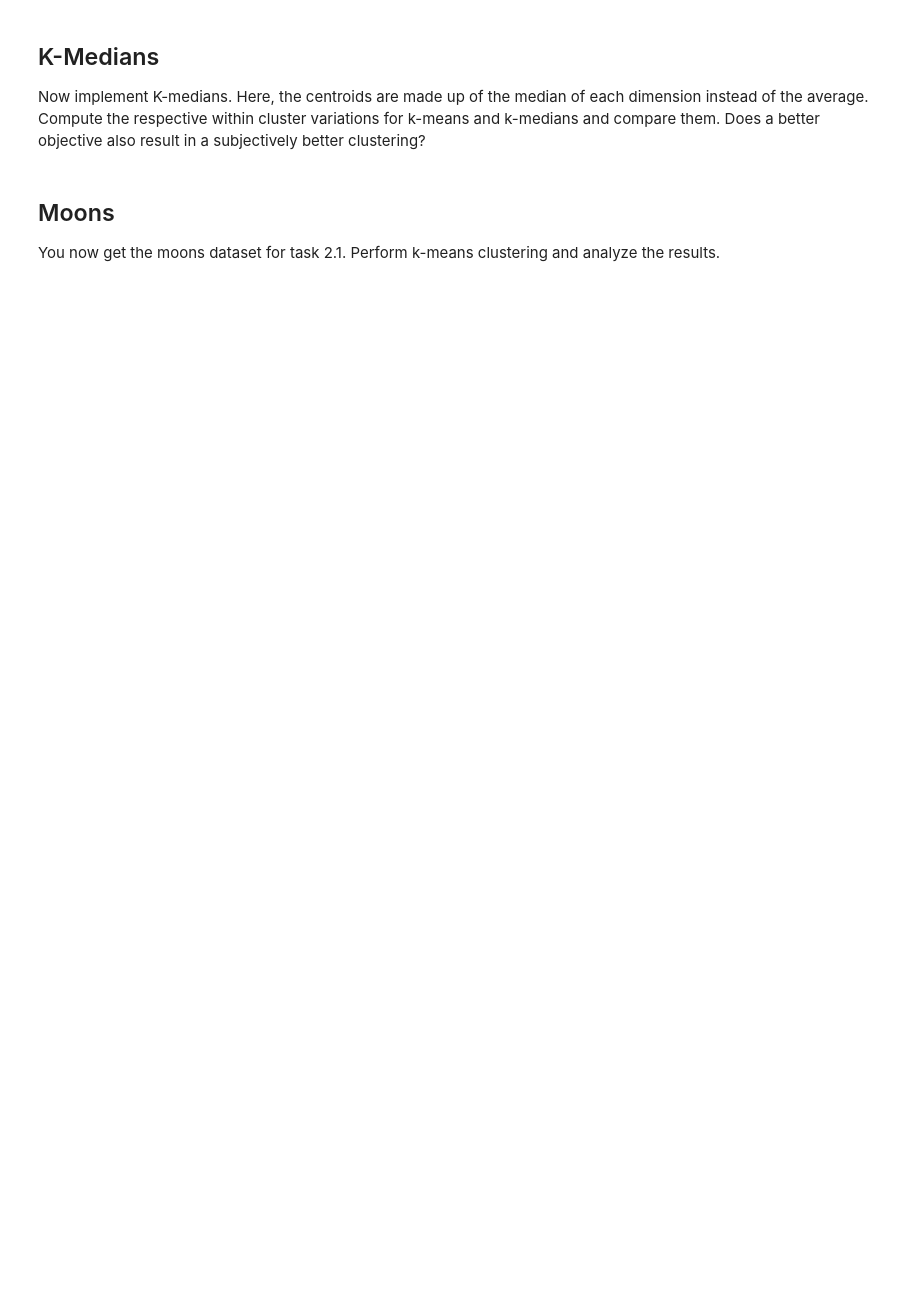
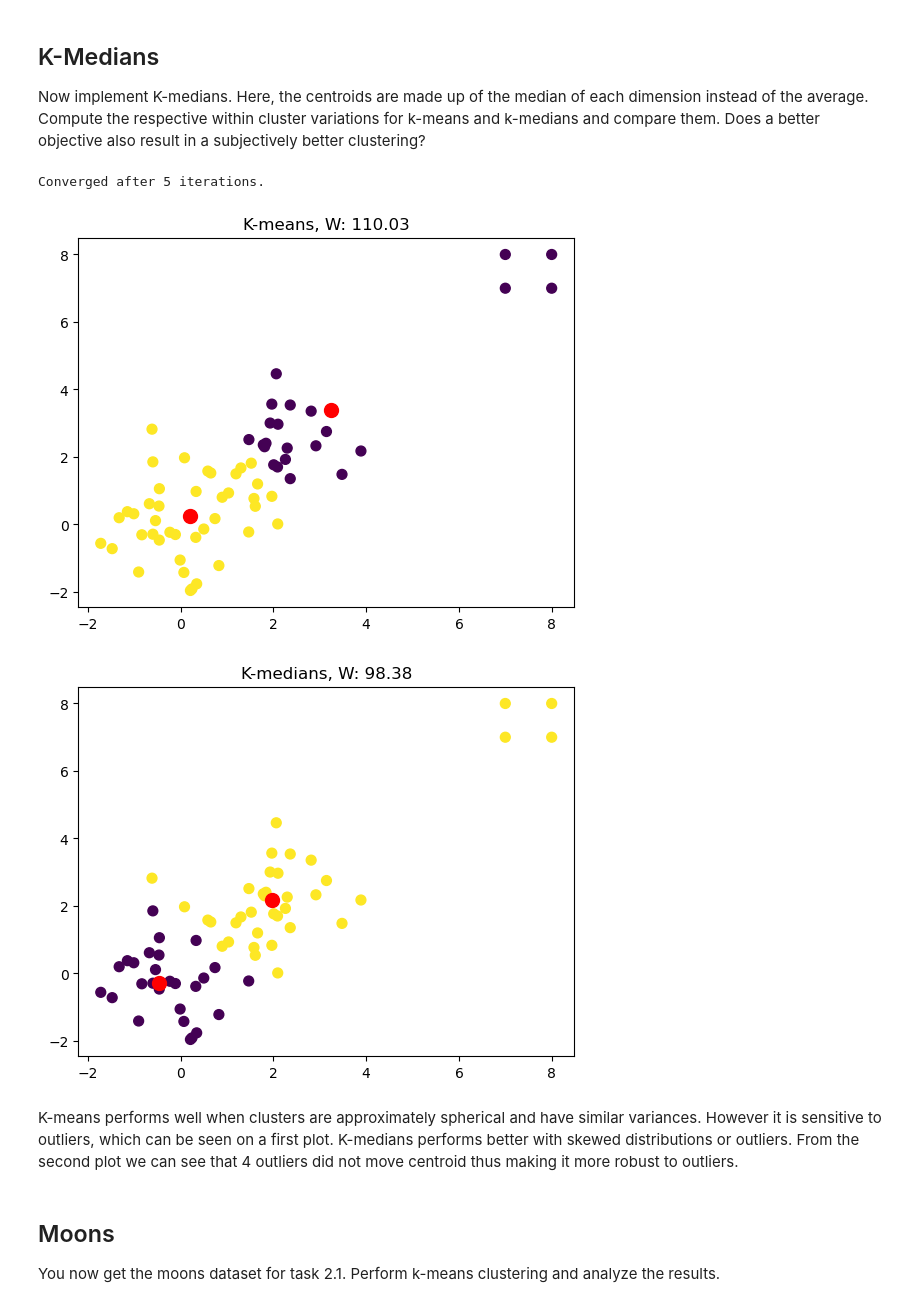
Before and after one commit to enorenio/hws_ws23, a Jupyter notebook: eml_hw_5/practical_assignment.ipynb, the cells around one changed output. Drawn from its saved outputs; the diff is of its cells as text; code cells hidden in the pictures; blank space fills up the shorter version.

```diff
--- a/eml_hw_5/practical_assignment.ipynb
+++ b/eml_hw_5/practical_assignment.ipynb
@@ -50,44 +69,66 @@ Does a better objective also result in a subjectively better clustering?
 def k_medians(X, k, medians,n_iter=100):
     labels = np.zeros(X.shape[0])
     for i in range(n_iter):
-        # insert code here
-        pass
+        # Recompute assignments
+        labels = recompute_assignments(X, k, medians)
+
+        # Recompute medians
+        medians = recompute_medians(X, k, labels)
+
     return labels, medians
 
 def recompute_medians(X, k, labels):
-    medians = np.zeros((k, X.shape[1]))
-    # insert code here
+    medians = np.array([np.median(X[labels == j], axis=0) for j in range(k)])
     return medians
 
+def compute_within_cluster_variation(X, labels, centroids):
+    k = len(centroids)
+    within_cluster_variation = 0
+    for i in range(k):
+        cluster_points = X[labels == i]
+        within_cluster_variation += np.sum(np.linalg.norm(cluster_points - centroids[i], axis=1))
+    return within_cluster_variation
 
 # generate test set of two gaussian clusters add noise on
 np.random.seed(42)
 X1 = np.random.multivariate_normal([0, 0], [[1, 0], [0, 1]], 30)
 X2 = np.random.multivariate_normal([2, 2], [[1, 0], [0, 1]], 30)
 noise = np.array([[8,8],[8,7],[7,8],[7,7]])
 X = np.vstack((X1, X2, noise))
 
 # run k-means
 k = 2
 centroids = X[np.random.choice(X.shape[0], k, replace=False), :]
 labels, centroids = k_means(X, k, centroids)
-in_cluster_variation = 0
-# compute within cluster variation
+in_cluster_variation_kmeans = compute_within_cluster_variation(X, labels, centroids)
 
 # plot results
 plt.figure()
-plt.title('K-means, W:'+str(in_cluster_variation))
+plt.title('K-means, W: {:.2f}'.format(in_cluster_variation_kmeans))
 plt.scatter(X[:, 0], X[:, 1], c=labels, s=50)
 plt.scatter(centroids[:, 0], centroids[:, 1], c='r', s=100)
 
 # run k-medoids
 k = 2
 medians = X[np.random.choice(X.shape[0], k, replace=False), :]
 labels, medians = k_medians(X, k, medians)
-in_cluster_variation = 0
+in_cluster_variation_kmedians = compute_within_cluster_variation(X, labels, medians)
 # compute within cluster variation
 
+
 # plot results here
+plt.figure()
+plt.title('K-medians, W: {:.2f}'.format(in_cluster_variation_kmedians))
+plt.scatter(X[:, 0], X[:, 1], c=labels, s=50)
+plt.scatter(medians[:, 0], medians[:, 1], c='r', s=100)
+
+plt.show()
+# %% [output]
+Converged after 5 iterations.
+[figure, added]
+[figure, added]
+# %% [markdown]
+K-means performs well when clusters are approximately spherical and have similar variances. However it is sensitive to outliers, which can be seen on a first plot. K-medians performs better with skewed distributions or outliers. From the second plot we can see that 4 outliers did not move centroid thus making it more robust to outliers.
 # %% [markdown]
 ## Moons
 You now get the moons dataset for task 2.1. Perform k-means clustering and analyze the results.
```
Also changed, not shown: parts of 13 cells of this notebook.
